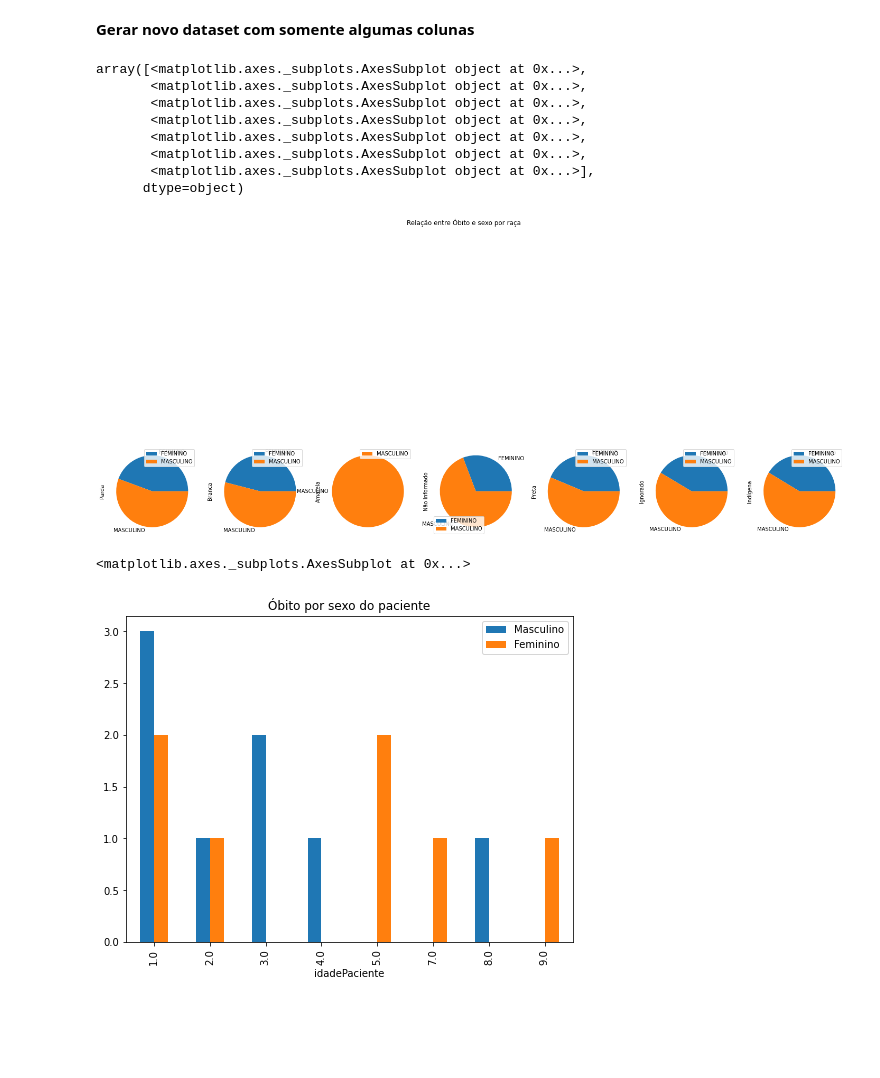
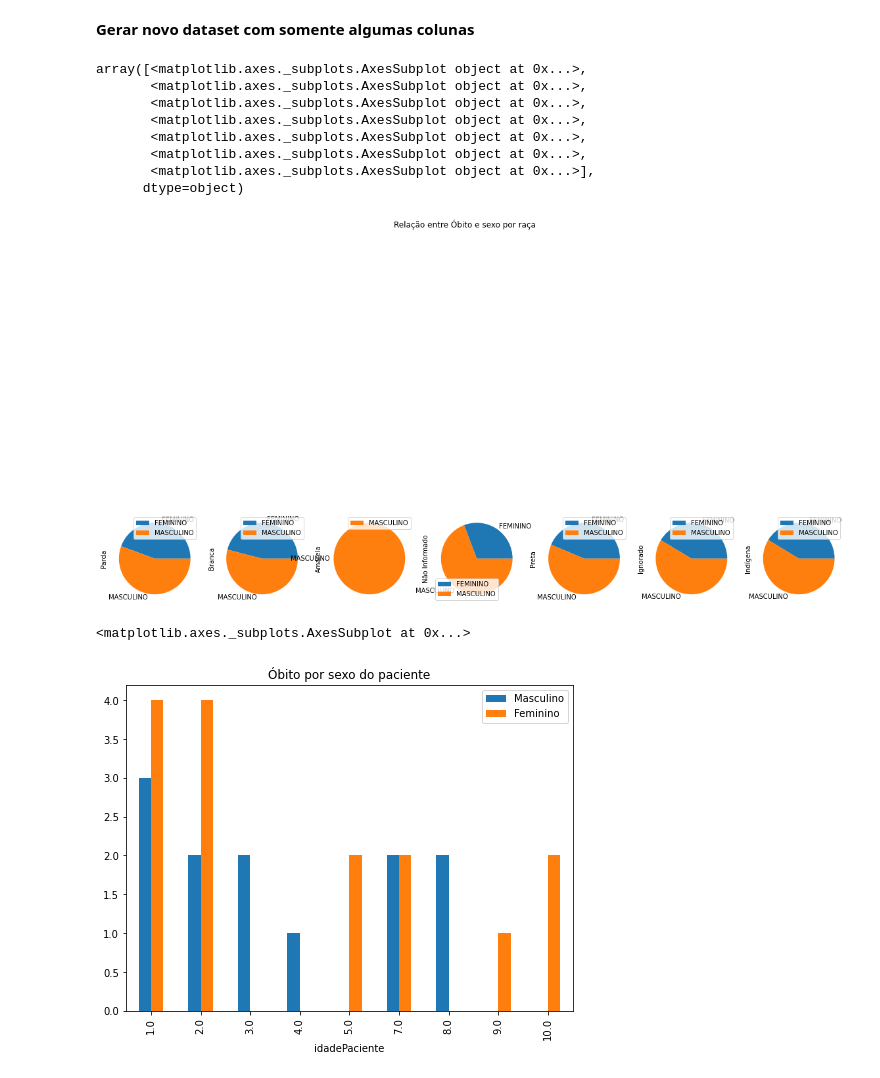
Before and after one commit to ominivac/analise_integraSUS, a Jupyter notebook: Analise_de_dados_do_IntegraSUS.ipynb, the cells around one changed output. Cells and saved outputs as stored; diff of their text form; code cells hidden in the pictures; blank space fills up the shorter version.

```diff
--- a/Analise_de_dados_do_IntegraSUS.ipynb
+++ b/Analise_de_dados_do_IntegraSUS.ipynb
@@ -441,23 +439,23 @@ obito_by_sex.plot.bar(title='Óbito por sexo do paciente', figsize=(25,15) )
 # %%
 obito_by_sexo = df_obito.groupby([ 'sexoPaciente', 'racaCorPaciente']).size().unstack('racaCorPaciente')
 obito_by_sexo.columns =  ['Parda','Branca','Amarela', 'Não Informado','Preta','Ignorado','Indígena']
-obito_by_sexo.plot.pie(title='Relação entre Óbito e sexo por raça', figsize=(25,15) , subplots = True , )
+obito_by_sexo.plot.pie(title='Relação entre Óbito e sexo por raça', figsize=(20,15) , subplots = True , )
 # %% [output]
 array([<matplotlib.axes._subplots.AxesSubplot object at 0x...>,
        <matplotlib.axes._subplots.AxesSubplot object at 0x...>,
        <matplotlib.axes._subplots.AxesSubplot object at 0x...>,
        <matplotlib.axes._subplots.AxesSubplot object at 0x...>,
        <matplotlib.axes._subplots.AxesSubplot object at 0x...>,
        <matplotlib.axes._subplots.AxesSubplot object at 0x...>,
        <matplotlib.axes._subplots.AxesSubplot object at 0x...>],
       dtype=object)
-[figure, old version]
+[figure, new version]
 # %%
-df_obit_faixa1 = df_obito.loc[ (df["obitoConfirmado"] == True) & (df_obito['faixaIdade'] == '0-10') ]
+df_obit_faixa1 = df_obito.loc[ (df_obito['faixaIdade'] == '0-10') ]
 df_obit_plot_faixa1 = df_obit_faixa1.groupby(['idadePaciente', 'sexoPaciente']).size().unstack('sexoPaciente')
 df_obit_plot_faixa1.columns = ['Masculino', 'Feminino']
 df_obit_plot_faixa1.plot.bar(title='Óbito por sexo do paciente', figsize=(8,6) )
 # %% [output]
 <matplotlib.axes._subplots.AxesSubplot at 0x...>
-[figure, old version]
+[figure, new version]
 # %%
```
Also changed, not shown: parts of 10 cells of this notebook.
